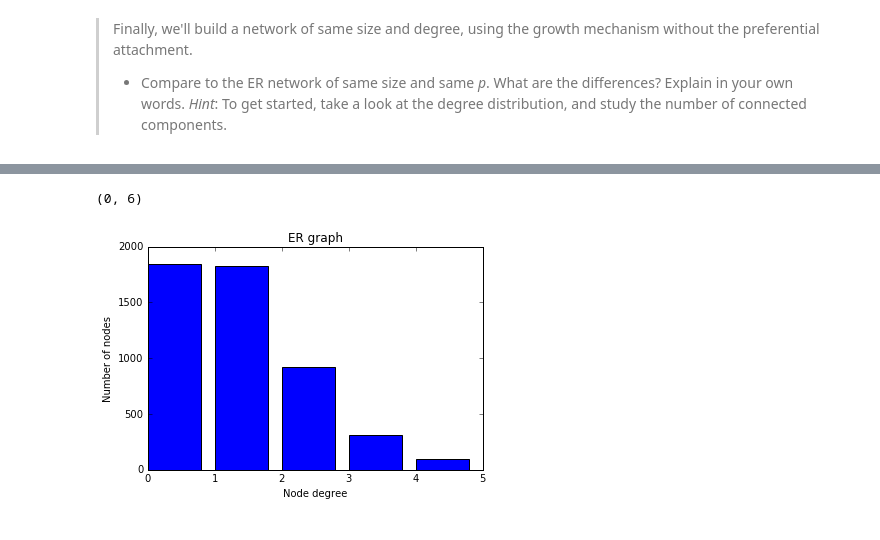
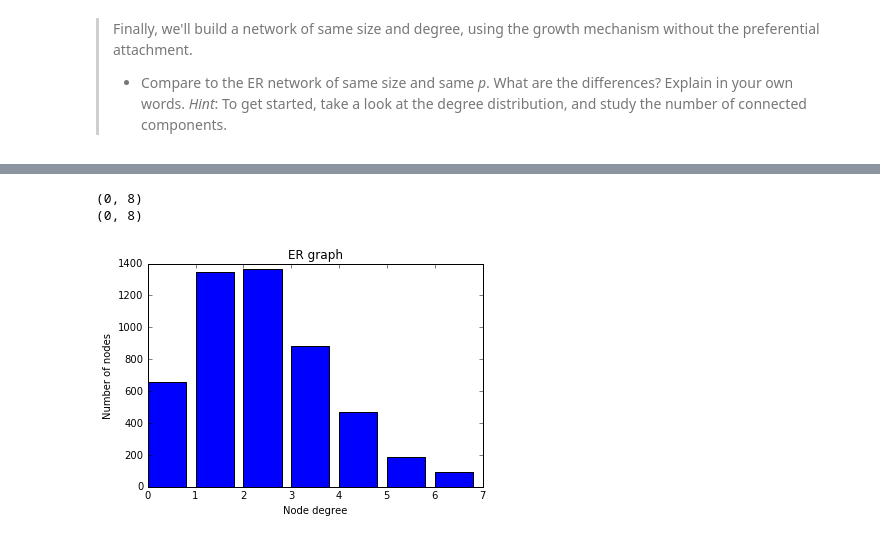
Before and after one commit to AdamPalmar/02805-SocialGraphs-AP, a Jupyter notebook: week3/week3.ipynb, the cells around one changed output, grey strips where cells are left out. Drawn from its saved outputs; the diff is of its cells as text; code cells hidden in the pictures.

```diff
--- a/week3/week3.ipynb
+++ b/week3/week3.ipynb
@@ -358,0 +393,19 @@ times_friendship_paradox_is_true
+# %%
+def create_no_preferential_attachment_graph():
+
+    graph_no_pref = nx.Graph()
+    graph_no_pref.add_nodes_from([0,1])
+    graph_no_pref.add_edge(0,1)
+
+    while len(graph_no_pref.nodes()) < 5000:
+        node = len(graph_no_pref.nodes()) + 1
+        existing_node = random.choice(range(len(graph_no_pref.nodes())))
+        graph_no_pref.add_edge(existing_node, node)
+
+    return graph_no_pref
+
+graph_no_pref = create_no_preferential_attachment_graph()
+# %%
+# K = p (n - 1)
+p =  average_degree(graph_no_pref,graph_no_pref.nodes()) / (5000 - 1)
+p
@@ -359,6 +414,6 @@ times_friendship_paradox_is_true
 # %%
 # Build ER network with same size and p
 
-er_graph = nx.erdos_renyi_graph(5000,1.0/5000)
+er_graph = nx.erdos_renyi_graph(5000,p)
 len(er_graph.edges())
 # %% [output]
@@ -366,18 +420,0 @@ len(er_graph.edges())
-# %%
-def create_histogram_from_graph(graph):
-
-    min_value = np.min(nx.degree(graph).values())
-    max_value = np.max(nx.degree(graph).values())
-
-    bin_vector = [i for i in range(min_value,max_value) ]
-    print(min_value,max_value)
-    hist, bin_edges = np.histogram(nx.degree(graph).values(), bins = bin_vector)
-
-    return hist
-
-def create_bar_from_hist(hist,title):
-    index = np.arange(len(hist))
-    plt.title(title)
-    plt.ylabel("Number of nodes")
-    plt.xlabel("Node degree")
-    plt.bar(index,hist)
@@ -384,6 +429,8 @@ def create_bar_from_hist(hist,title):
 # %%
+er_bin_vector = create_bin_vector(er_graph)
 hist = create_histogram_from_graph(er_graph)
-create_bar_from_hist(hist,"ER graph")
+create_bar_from_hist(hist,"ER graph",er_bin_vector[:-1])
 # %% [output]
-(0, 6)
+(0, 8)
+(0, 8)
-[figure, old version]
+[figure, new version]
```
Also changed, not shown: parts of 20 cells of this notebook.
